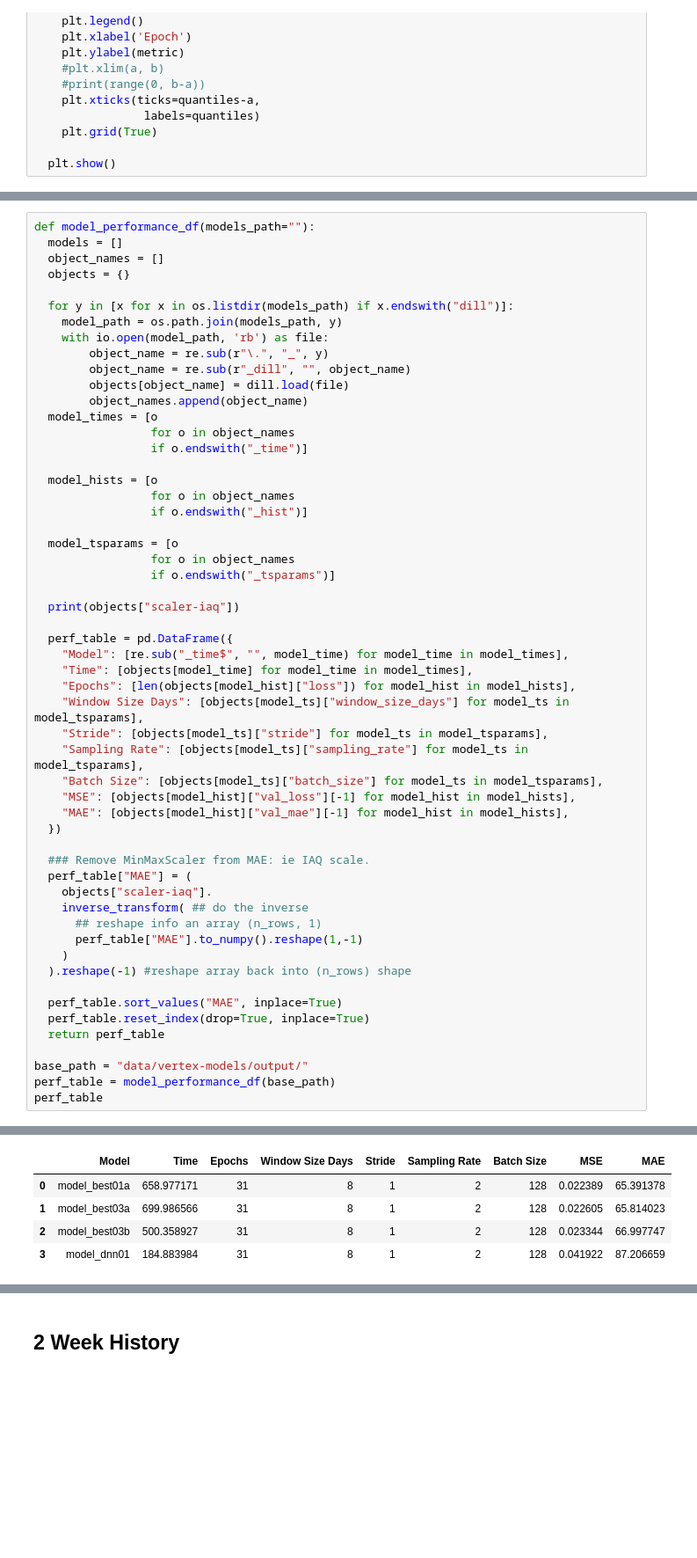
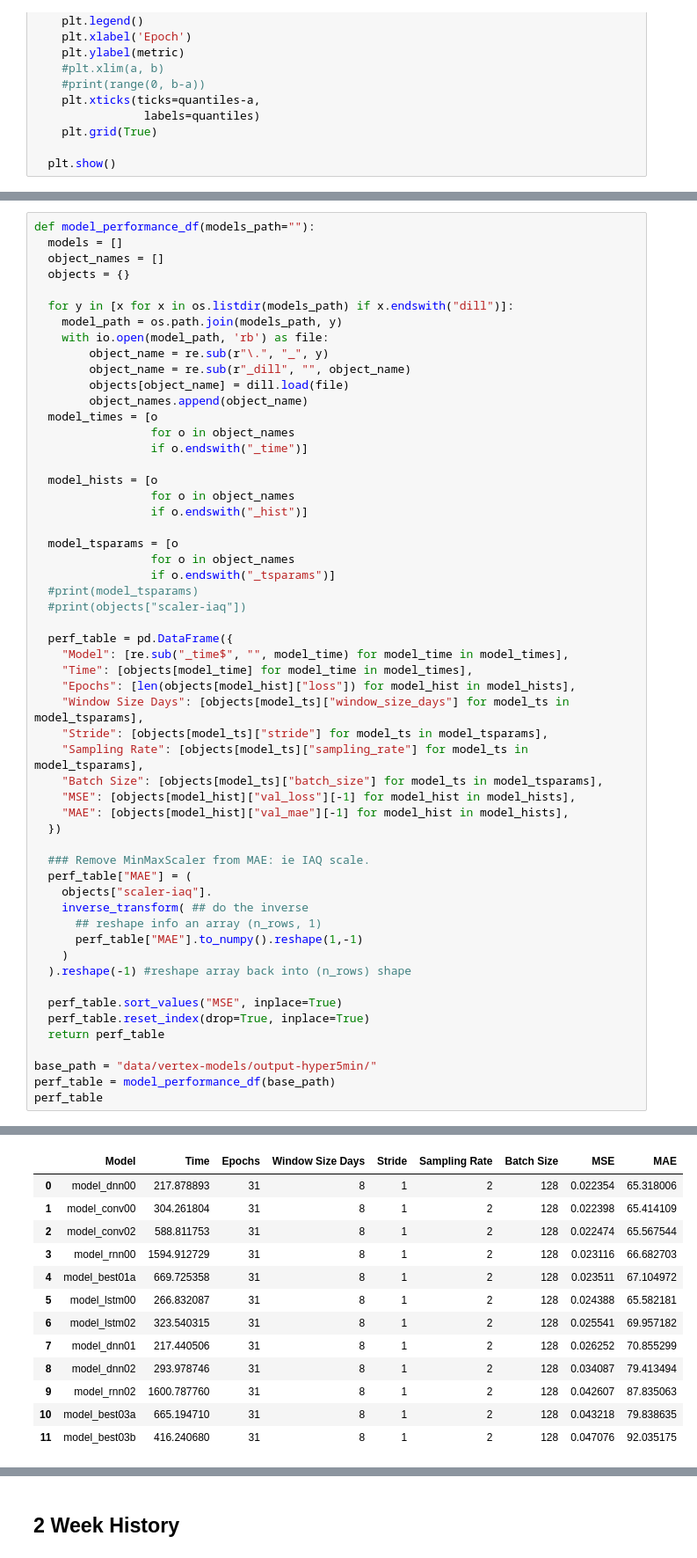
Before and after one commit to philwebsurfer/dlfinal, a Jupyter notebook: paper07_model_comparison.ipynb, the cells around one changed output, grey strips where cells are left out. Shown: that part at 88% size. Cells and saved outputs as stored; diff of their text form; blank space fills up the shorter version.

```diff
--- a/paper07_model_comparison.ipynb
+++ b/paper07_model_comparison.ipynb
@@ -148,8 +150,8 @@ def model_performance_df(models_path=""):
   model_tsparams = [o
                  for o in object_names
                  if o.endswith("_tsparams")]
-
-  print(objects["scaler-iaq"])
+  #print(model_tsparams)
+  #print(objects["scaler-iaq"])
 
   perf_table = pd.DataFrame({
     "Model": [re.sub("_time$", "", model_time) for model_time in model_times],
@@ -172,11 +174,11 @@ def model_performance_df(models_path=""):
     )
   ).reshape(-1) #reshape array back into (n_rows) shape
 
-  perf_table.sort_values("MAE", inplace=True)
+  perf_table.sort_values("MSE", inplace=True)
   perf_table.reset_index(drop=True, inplace=True)
   return perf_table
 
-base_path = "data/vertex-models/output/"
+base_path = "data/vertex-models/output-hyper5min/"
 perf_table = model_performance_df(base_path)
 perf_table
 # %% [output]
@@ -184,8 +189,16 @@ MinMaxScaler()
 |  | Model | Time | Epochs | Window Size Days | Stride | Sampling Rate | Batch Size | MSE | MAE |
-| 0 | model_best01a | 658.977171 | 31 | 8 | 1 | 2 | 128 | 0.022389 | 65.391378 |
-| 1 | model_best03a | 699.986566 | 31 | 8 | 1 | 2 | 128 | 0.022605 | 65.814023 |
-| 2 | model_best03b | 500.358927 | 31 | 8 | 1 | 2 | 128 | 0.023344 | 66.997747 |
-| 3 | model_dnn01 | 184.883984 | 31 | 8 | 1 | 2 | 128 | 0.041922 | 87.206659 |
+| 0 | model_dnn00 | 217.878893 | 31 | 8 | 1 | 2 | 128 | 0.022354 | 65.318006 |
+| 1 | model_conv00 | 304.261804 | 31 | 8 | 1 | 2 | 128 | 0.022398 | 65.414109 |
+| 2 | model_conv02 | 588.811753 | 31 | 8 | 1 | 2 | 128 | 0.022474 | 65.567544 |
+| 3 | model_rnn00 | 1594.912729 | 31 | 8 | 1 | 2 | 128 | 0.023116 | 66.682703 |
+| 4 | model_best01a | 669.725358 | 31 | 8 | 1 | 2 | 128 | 0.023511 | 67.104972 |
+| 5 | model_lstm00 | 266.832087 | 31 | 8 | 1 | 2 | 128 | 0.024388 | 65.582181 |
+| 6 | model_lstm02 | 323.540315 | 31 | 8 | 1 | 2 | 128 | 0.025541 | 69.957182 |
+| 7 | model_dnn01 | 217.440506 | 31 | 8 | 1 | 2 | 128 | 0.026252 | 70.855299 |
+| 8 | model_dnn02 | 293.978746 | 31 | 8 | 1 | 2 | 128 | 0.034087 | 79.413494 |
+| 9 | model_rnn02 | 1600.787760 | 31 | 8 | 1 | 2 | 128 | 0.042607 | 87.835063 |
+| 10 | model_best03a | 665.194710 | 31 | 8 | 1 | 2 | 128 | 0.043218 | 79.838635 |
+| 11 | model_best03b | 416.240680 | 31 | 8 | 1 | 2 | 128 | 0.047076 | 92.035175 |
 # %%
 Models_list = perf_table["Model"].tolist()
 Models = pd.Categorical(perf_table["Model"],
```
Also changed, not shown: parts of 23 cells of this notebook, 2 other files.
